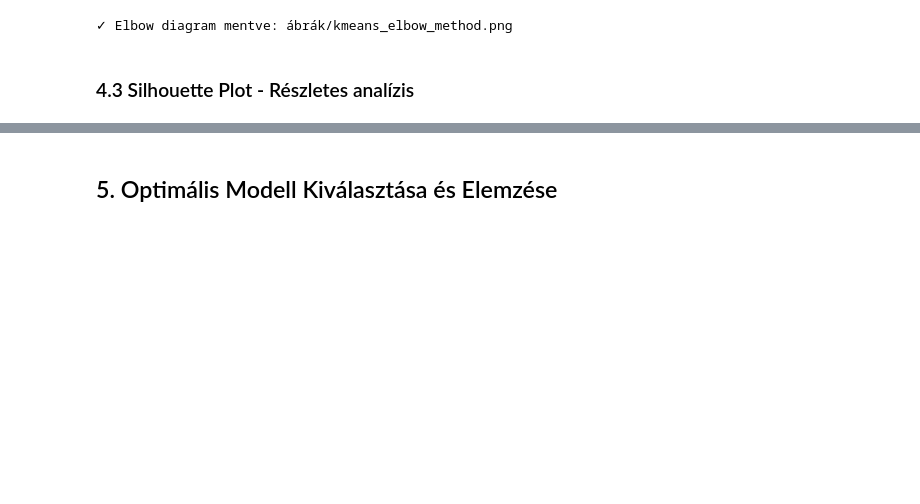
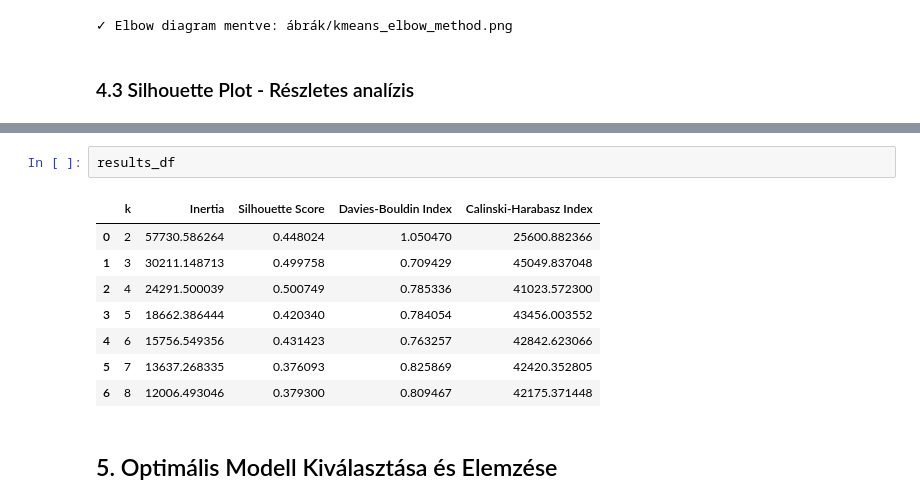
Before and after one commit to timbalv/bank_segmentation_ml, a Jupyter notebook: kmeans-v1.ipynb, the cells around one changed output, grey strips where cells are left out. Drawn from its saved outputs; the diff is of its cells as text; blank space fills up the shorter version.

```diff
--- a/kmeans-v1.ipynb
+++ b/kmeans-v1.ipynb
@@ -358,4 +376,15 @@ print("✓ Silhouette plotok mentve: ábrák/kmeans_silhouette_plots.png")
 ✓ Silhouette plotok mentve: ábrák/kmeans_silhouette_plots.png
+# %%
+results_df
+# %% [output]
+|  | k | Inertia | Silhouette Score | Davies-Bouldin Index | Calinski-Harabasz Index |
+| 0 | 2 | 57730.586264 | 0.448024 | 1.050470 | 25600.882366 |
+| 1 | 3 | 30211.148713 | 0.499758 | 0.709429 | 45049.837048 |
+| 2 | 4 | 24291.500039 | 0.500749 | 0.785336 | 41023.572300 |
+| 3 | 5 | 18662.386444 | 0.420340 | 0.784054 | 43456.003552 |
+| 4 | 6 | 15756.549356 | 0.431423 | 0.763257 | 42842.623066 |
+| 5 | 7 | 13637.268335 | 0.376093 | 0.825869 | 42420.352805 |
+| 6 | 8 | 12006.493046 | 0.379300 | 0.809467 | 42175.371448 |
 # %% [markdown]
 ## 5. Optimális Modell Kiválasztása és Elemzése
 # %%
```
Also changed, not shown: parts of 15 cells of this notebook, 19 other files.
